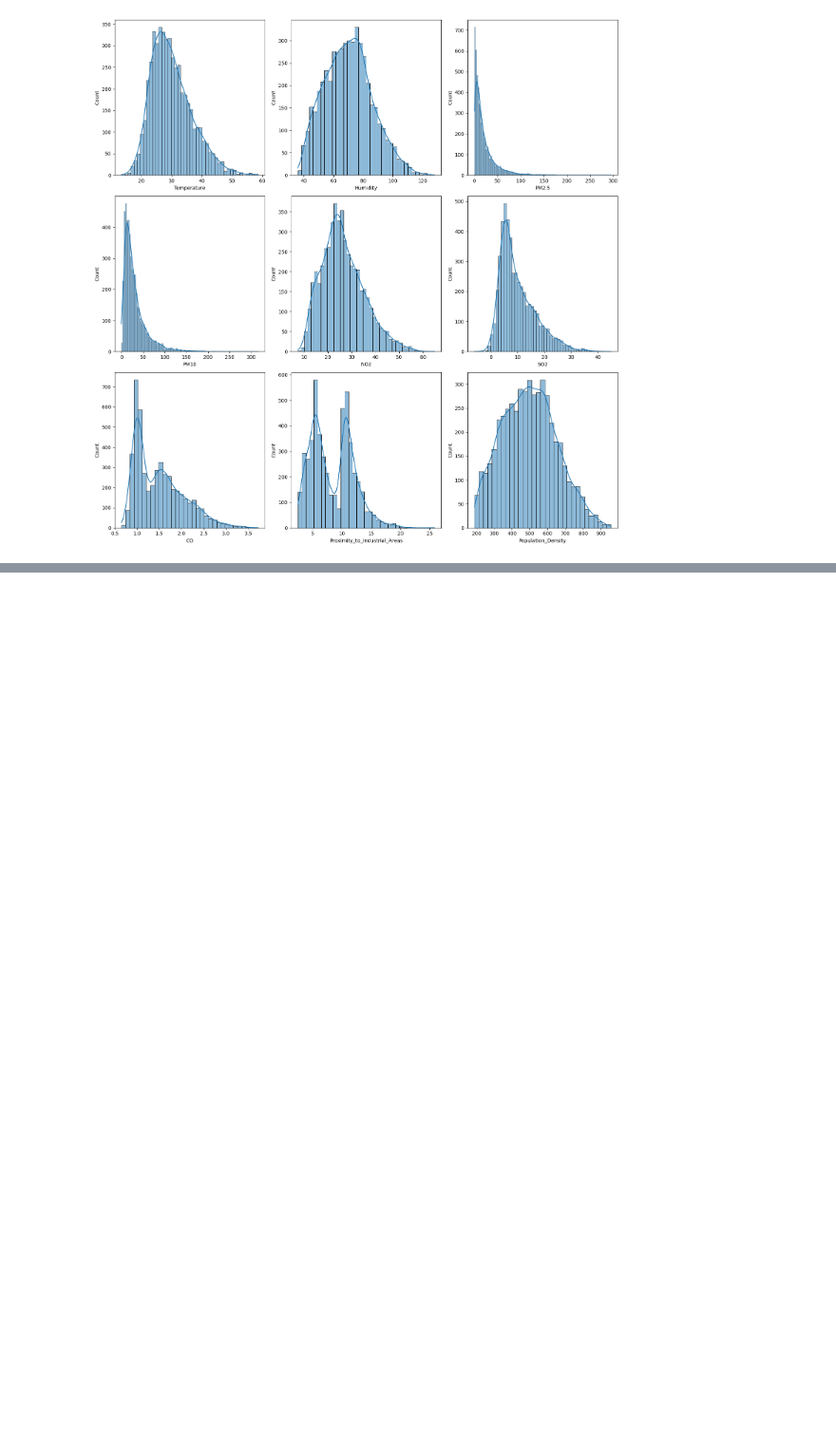
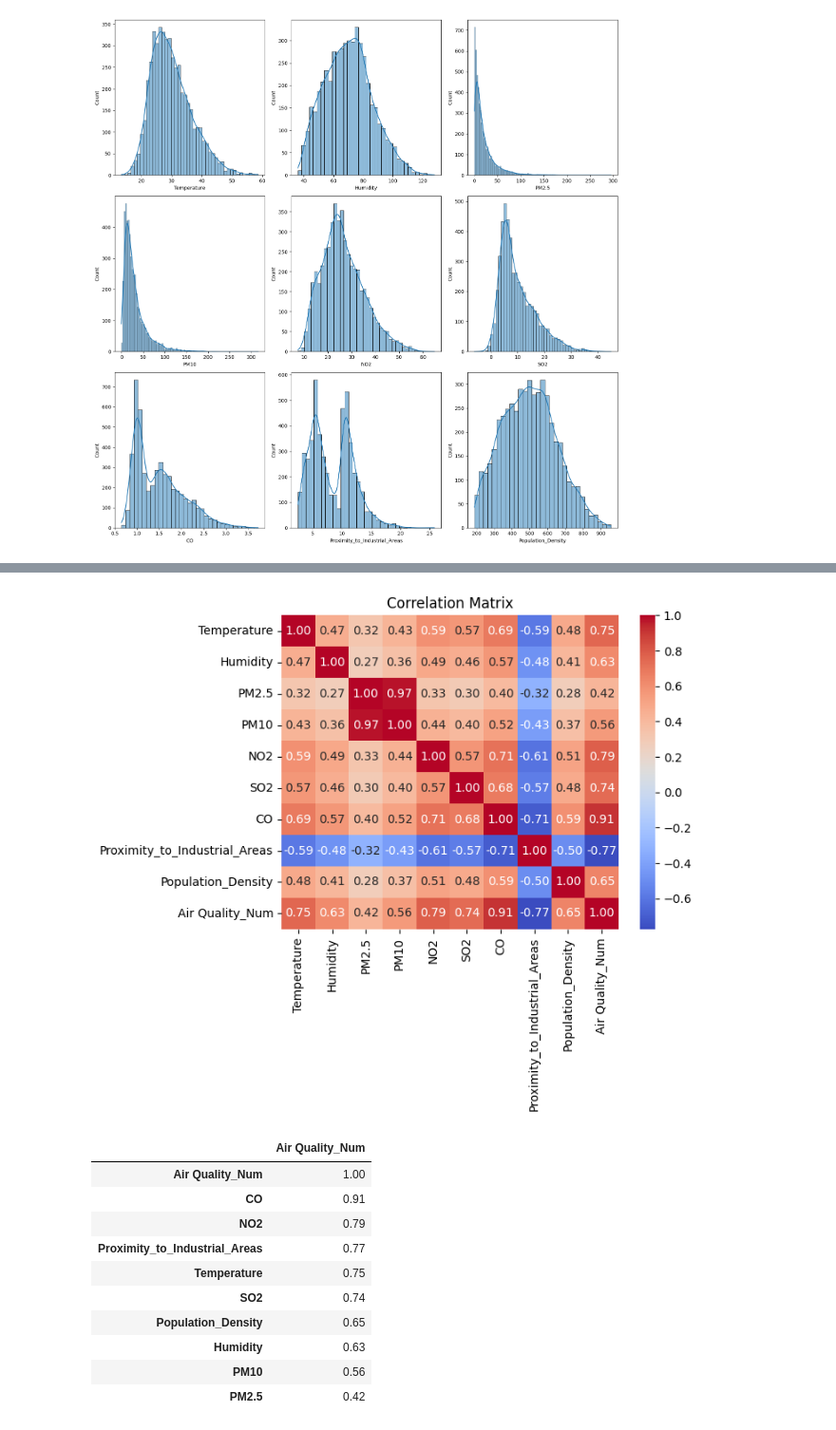
Before and after one commit to ahnyoungjoon00/b_kaggle, a Jupyter notebook: 01. air-quality-and-pollution-assessment/info.ipynb, the cells around one changed output, grey strips where cells are left out. Shown at 95% size. Drawn from its saved outputs; the diff is of its cells as text; code cells hidden in the pictures; blank space fills up the shorter version.

Commit message:
subject classification_01
description
feature explain
correlation

```diff
--- a/01. air-quality-and-pollution-assessment/info.ipynb
+++ b/01. air-quality-and-pollution-assessment/info.ipynb
@@ -155,0 +173,25 @@ Population_Density
+# %%
+df["Air Quality_Num"] = df["Air Quality"].map({'Good':0, 'Moderate':1, 'Poor':2, 'Hazardous':3})
+# %%
+import seaborn as sns
+import matplotlib.pyplot as plt
+
+# 상관관계 히트맵
+corr_matrix = df.drop("Air Quality", axis=1).corr()
+sns.heatmap(corr_matrix, annot=True, cmap='coolwarm', fmt=".2f")
+plt.title('Correlation Matrix')
+plt.show()
+corr_matrix[["Air Quality_Num"]].round(2).abs().sort_values(by="Air Quality_Num", ascending=False)
+# %% [output]
+[figure, added]
+|  | Air Quality_Num |
+| Air Quality_Num | 1.00 |
+| CO | 0.91 |
+| NO2 | 0.79 |
+| Proximity_to_Industrial_Areas | 0.77 |
+| Temperature | 0.75 |
+| SO2 | 0.74 |
+| Population_Density | 0.65 |
+| Humidity | 0.63 |
+| PM10 | 0.56 |
+| PM2.5 | 0.42 |
```
Also changed, not shown: parts of 5 cells of this notebook.
